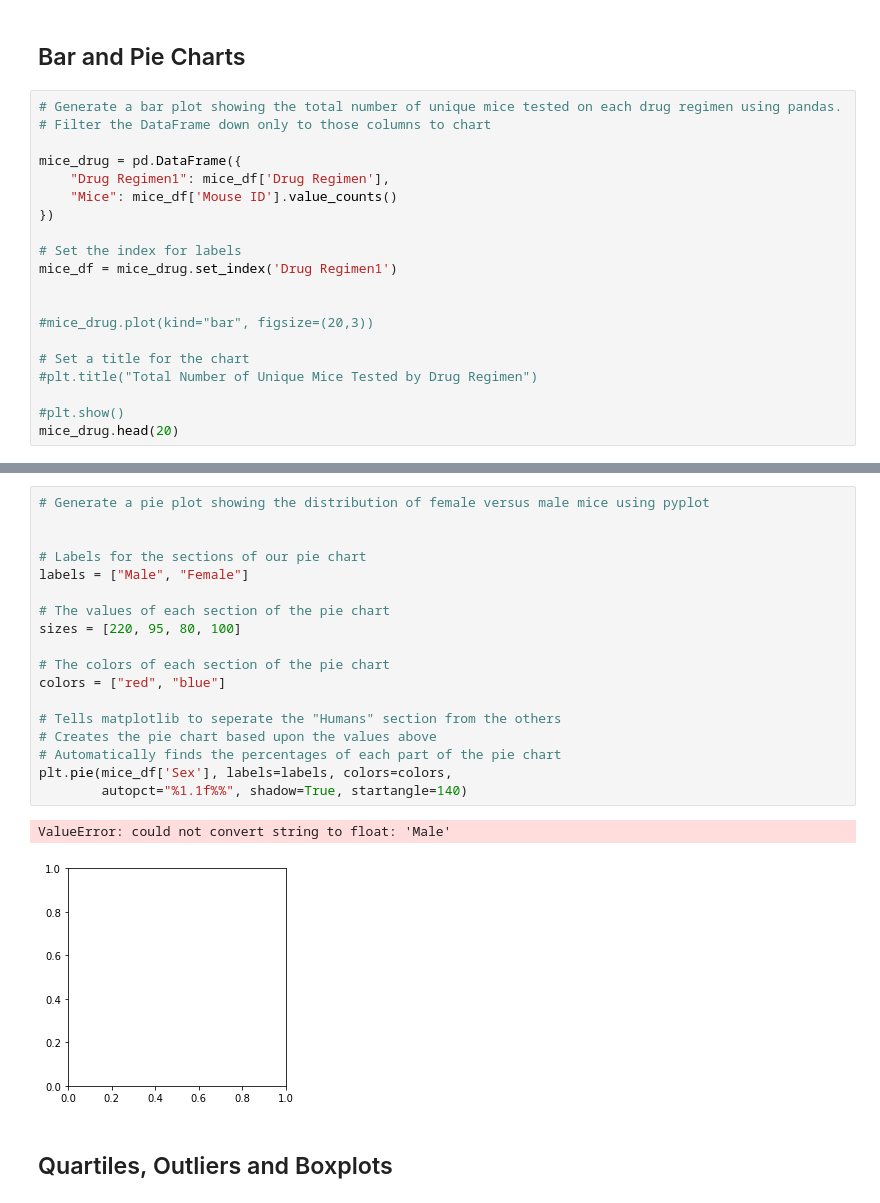
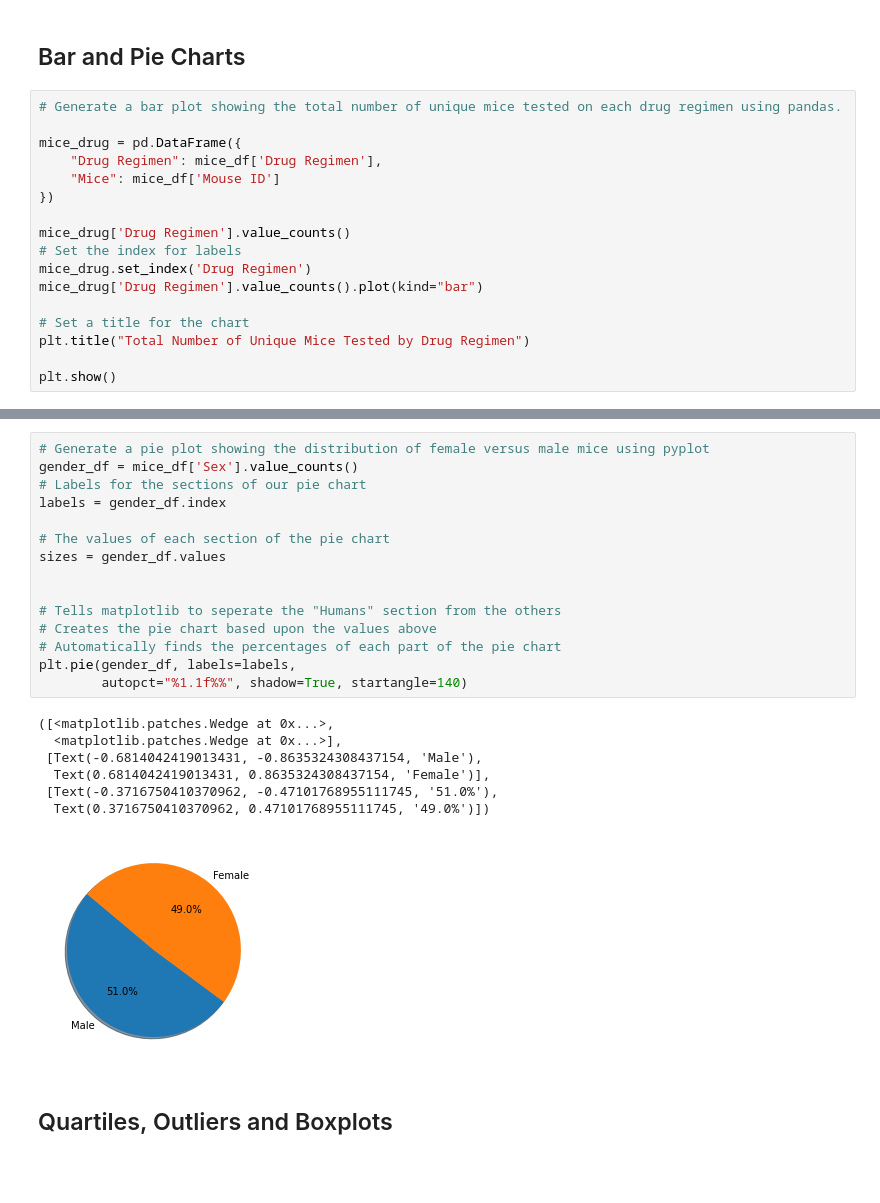
Before and after one commit to KristenScaletta/matplotlib_challenge, a Jupyter notebook: pymaceuticals.ipynb, the cells around one changed output, grey strips where cells are left out. Saved outputs shown, nothing was run; the diff lists cells and outputs as text; blank space fills up the shorter version.

```diff
--- a/pymaceuticals.ipynb
+++ b/pymaceuticals.ipynb
@@ -111,22 +152,19 @@ TypeError: could not convert string to float: 'Ramicane'
 ## Bar and Pie Charts
 # %%
 # Generate a bar plot showing the total number of unique mice tested on each drug regimen using pandas.
-# Filter the DataFrame down only to those columns to chart
 
 mice_drug = pd.DataFrame({
-    "Drug Regimen1": mice_df['Drug Regimen'],
-    "Mice": mice_df['Mouse ID'].value_counts()
+    "Drug Regimen": mice_df['Drug Regimen'],
+    "Mice": mice_df['Mouse ID']
 })
 
+mice_drug['Drug Regimen'].value_counts()
 # Set the index for labels
-mice_df = mice_drug.set_index('Drug Regimen1')
-
-
-#mice_drug.plot(kind="bar", figsize=(20,3))
+mice_drug.set_index('Drug Regimen')
+mice_drug['Drug Regimen'].value_counts().plot(kind="bar")
 
 # Set a title for the chart
-#plt.title("Total Number of Unique Mice Tested by Drug Regimen")
+plt.title("Total Number of Unique Mice Tested by Drug Regimen")
 
-#plt.show()
-mice_drug.head(20)
+plt.show()
 # %% [output]
@@ -165,24 +208,26 @@ ValueError: could not convert string to float: 'Male'
 # %%
 # Generate a pie plot showing the distribution of female versus male mice using pyplot
-
-
+gender_df = mice_df['Sex'].value_counts()
 # Labels for the sections of our pie chart
-labels = ["Male", "Female"]
+labels = gender_df.index
 
 # The values of each section of the pie chart
-sizes = [220, 95, 80, 100]
+sizes = gender_df.values
 
-# The colors of each section of the pie chart
-colors = ["red", "blue"]
 
 # Tells matplotlib to seperate the "Humans" section from the others
 # Creates the pie chart based upon the values above
 # Automatically finds the percentages of each part of the pie chart
-plt.pie(mice_df['Sex'], labels=labels, colors=colors,
+plt.pie(gender_df, labels=labels,
         autopct="%1.1f%%", shadow=True, startangle=140)
 # %% [output]
-ValueError: could not convert string to float: 'Male'
+([<matplotlib.patches.Wedge at 0x...>,
+  <matplotlib.patches.Wedge at 0x...>],
+ [Text(-0.6814042419013431, -0.8635324308437154, 'Male'),
+  Text(0.6814042419013431, 0.8635324308437154, 'Female')],
+ [Text(-0.3716750410370962, -0.47101768955111745, '51.0%'),
+  Text(0.3716750410370962, 0.47101768955111745, '49.0%')])
-[figure, old version]
+[figure, new version]
 # %% [markdown]
 ## Quartiles, Outliers and Boxplots
 # %%
```
Also changed, not shown: parts of 10 cells of this notebook.
